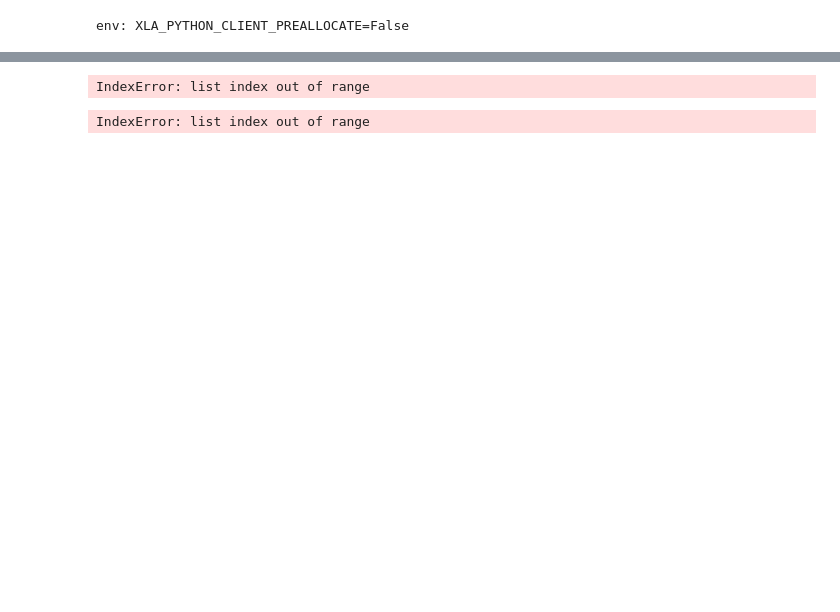
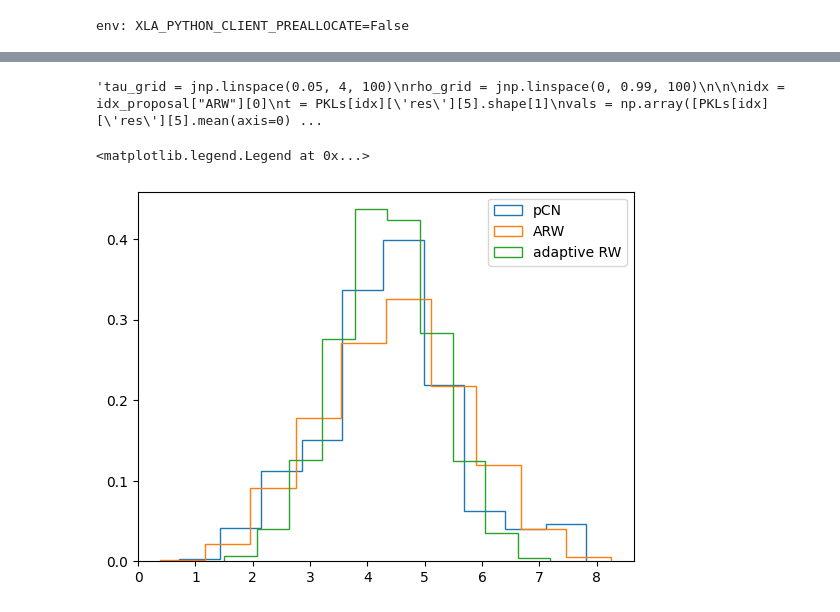
Before and after one commit to ylefay/adaptive_smc_tempering, a Jupyter notebook: adaptive_smc/experiments_bis/comparison/log_gaussian_cox/pines/explore.ipynb, the cells around one changed output, grey strips where cells are left out. Drawn from its saved outputs; the diff is of its cells as text; code cells hidden in the pictures; blank space fills up the shorter version.

```diff
--- a/adaptive_smc/experiments_bis/comparison/log_gaussian_cox/pines/explore.ipynb
+++ b/adaptive_smc/experiments_bis/comparison/log_gaussian_cox/pines/explore.ipynb
@@ -50,10 +47,62 @@ Array([[[0.  ],
 # %%
-plt.plot(PKLs[2]['res'][5][0, 1])
+import numpy as np
+import matplotlib.pyplot as plt
+from mpl_toolkits.mplot3d import Axes3D
+
+
+def plot_3D(x, y, arr):
+    # Assume arr is your n x n array
+    X, Y = np.meshgrid(x, y)
+
+    fig = plt.figure()
+    ax = fig.add_subplot(111, projection='3d')
+
+    # Plot the surface
+    ax.plot_surface(X, Y, arr, cmap='viridis')  # you can change the colormap
+    ax.set_xlabel(r'$\rho$ axis')
+    ax.set_ylabel(r'$\tau$ axis')
+    ax.set_zlabel('Z axis (array values)')
+    ax.view_init(elev=30, azim=135)
+
+    plt.show()
+
+
+def plot_contour2D(x, y, arr):
+    X, Y = np.meshgrid(x, y)
+
+    plt.figure()
+    cf = plt.contourf(X, Y, arr, levels=20, cmap='viridis')
+    plt.xlabel(r'$\tau$ axis')
+    plt.ylabel(r'$\rho$ axis')
+    plt.title('ESJD 2D Filled Contour Plot')
+    plt.colorbar(cf)  # Show color scale
+    plt.show()
+
+
+plt.rcParams.update({
+    "text.usetex": False,
+})
-# %% [output]
-IndexError: list index out of range
+# %%
+"""tau_grid = jnp.linspace(0.05, 4, 100)
+rho_grid = jnp.linspace(0, 0.99, 100)
+
+
+idx = idx_proposal["ARW"][0]
+t = PKLs[idx]['res'][5].shape[1]
+vals = np.array([PKLs[idx]['res'][5].mean(axis=0).reshape((t, rho_grid.shape[-1], tau_grid.shape[-1])) for idx in idx_proposal["ARW"]]).mean(axis=0)
+for t in np.arange(0, vals.shape[0], 1):
+    print(rf"$\lambda_{t}:{PKLs[idx]['res'][6][:,t].mean()}")
+    arr = vals[t]
+    plot_contour2D(tau_grid, rho_grid,arr)
+    plt.clf()"""
+# %% [output]
+'tau_grid = jnp.linspace(0.05, 4, 100)\nrho_grid = jnp.linspace(0, 0.99, 100)\n\n\nidx = idx_proposal["ARW"][0]\nt = PKLs[idx][\'res\'][5].shape[1]\nvals = np.array([PKLs[idx][\'res\'][5].mean(axis=0) ...
 # %%
-samples = PKLs[2]['res'][0][0, -1, 0, ..., 0].reshape(-1)
-plt.hist(samples, bins=100)
+idx_temp_1 = {'adaptive RW': 7, 'pCN': 7, 'ARW': 7}
+for proposal in idx_proposal:
+    plt.hist(np.array([PKLs[idx]['res'][0][0, idx_temp_1[proposal]+1, 0, ..., 0].reshape(-1) for idx in idx_proposal[proposal]]).reshape(-1), label=proposal, alpha=1.0, density=True,histtype='step')
+plt.legend()
 # %% [output]
-IndexError: list index out of range
+<matplotlib.legend.Legend at 0x...>
+[figure, added]
 # %%
```
Also changed, not shown: parts of 6 cells of this notebook, 20 other files.
